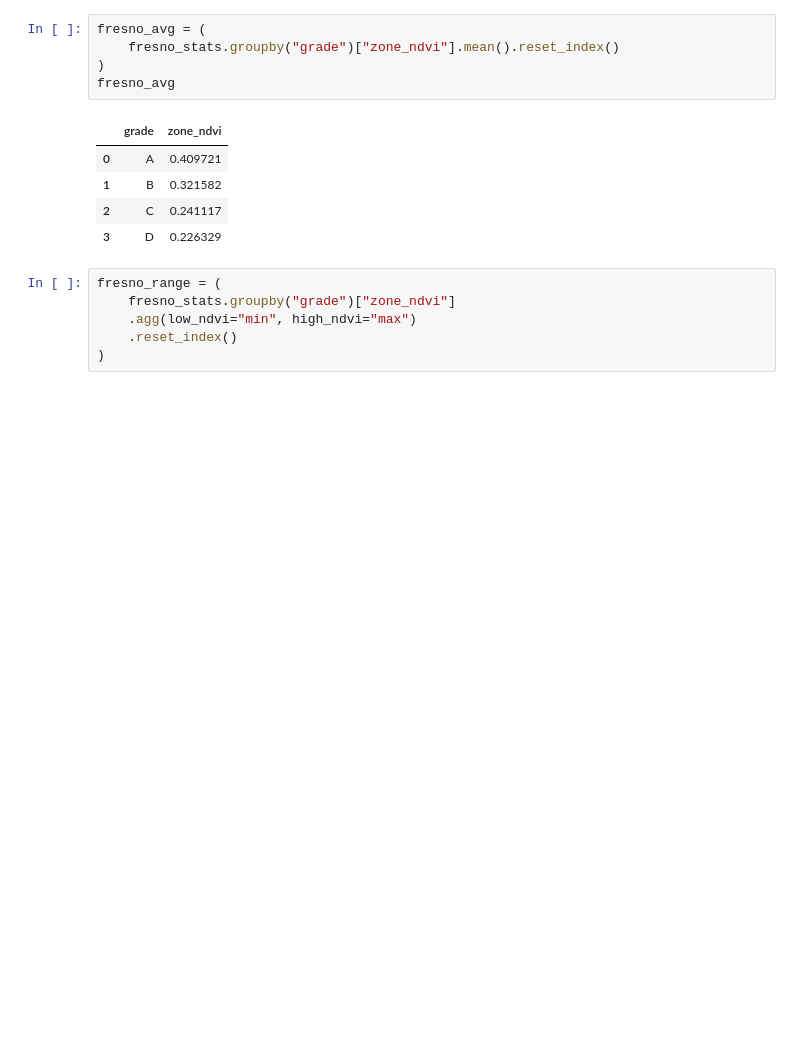
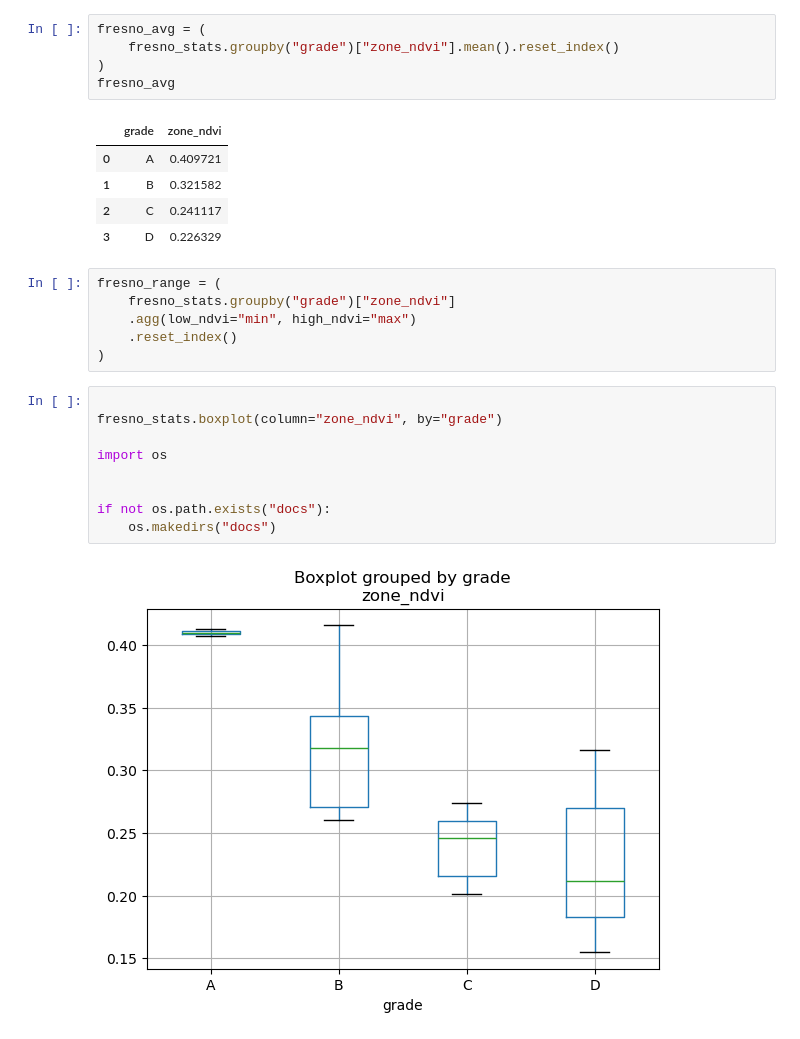
Before and after one commit to espm-157/Final-Luis, a Jupyter notebook: notebook.ipynb, the cells around one changed output. Drawn from its saved outputs; the diff is of its cells as text; blank space fills up the shorter version.

```diff
--- a/notebook.ipynb
+++ b/notebook.ipynb
@@ -288,3 +288,14 @@ fresno_range = (
     .agg(low_ndvi="min", high_ndvi="max")
     .reset_index()
 )
+# %%
+
+fresno_stats.boxplot(column="zone_ndvi", by="grade")
+
+import os
+
+
+if not os.path.exists("docs"):
+    os.makedirs("docs")
+# %% [output]
+[figure, added]
```
